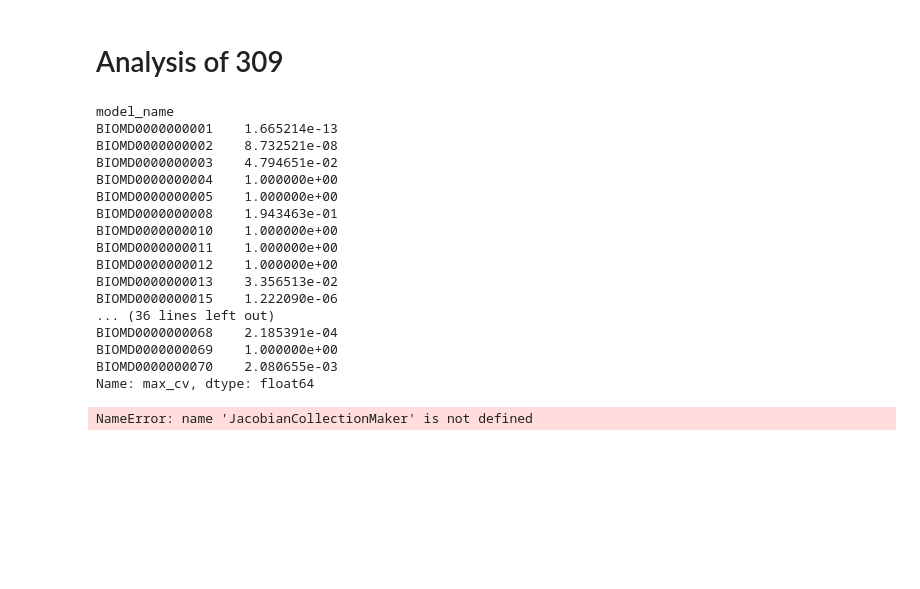
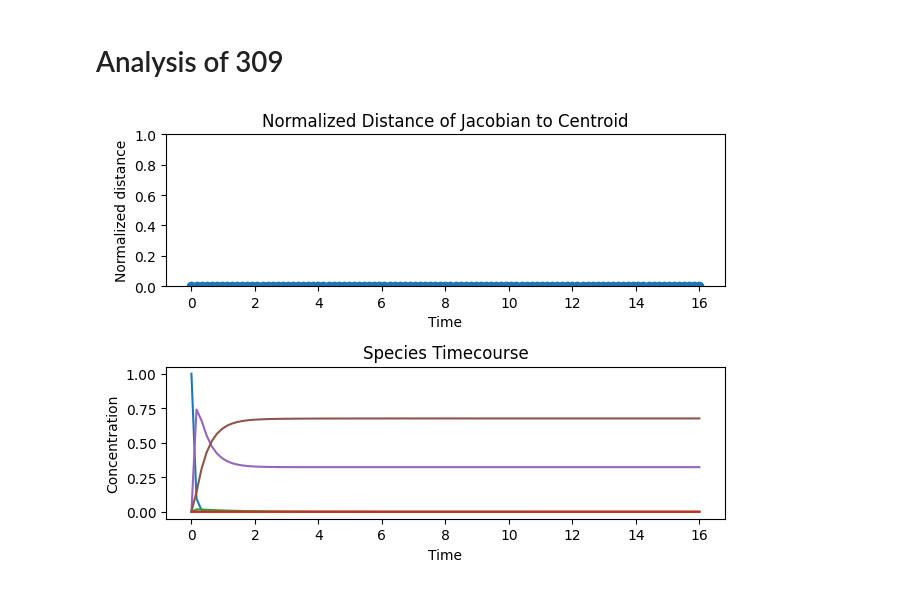
Before and after one commit to ModelEngineering/model_linearity_analysis, a Jupyter notebook: notebooks/jacobian_stationarity.ipynb, the cells around one changed output. Drawn from its saved outputs; the diff is of its cells as text; code cells hidden in the pictures; blank space fills up the shorter version.

Commit message:
Refactored to analyze individual models in BioModels.

```diff
--- a/notebooks/jacobian_stationarity.ipynb
+++ b/notebooks/jacobian_stationarity.ipynb
@@ -60,40 +61,21 @@ ser = plotCluster(n_cluster=7, is_sequential=True)
 [figure]
 # %% [markdown]
 # Analysis of 309
-# %%
-ser1.head(50)
-# %% [output]
-model_name
-BIOMD0000000001    1.665214e-13
-BIOMD0000000002    8.732521e-08
-BIOMD0000000003    4.794651e-02
-BIOMD0000000004    1.000000e+00
-BIOMD0000000005    1.000000e+00
-BIOMD0000000008    1.943463e-01
-BIOMD0000000010    1.000000e+00
-BIOMD0000000011    1.000000e+00
-BIOMD0000000012    1.000000e+00
-BIOMD0000000013    3.356513e-02
-BIOMD0000000015    1.222090e-06
-... (36 lines left out)
-BIOMD0000000068    2.185391e-04
-BIOMD0000000069    1.000000e+00
-BIOMD0000000070    2.080655e-03
-Name: max_cv, dtype: float64
 # %%
-def plotAnalysis(model_num: int, end_time: int, num_point=100, ylim=(0,1)):
+def plotAnalysis(model_num: int, ylim=(0,1)):
     base_str = "BIOMD000000"
     model_name = base_str + f"{model_num:04d}"
     path = os.path.join(
         cn.BIOMODELS_DIR, model_name, f"{model_name}_url.xml"
     )
     with open(path) as f:
-        sbml_str = f.read()
-        maker = JacobianCollectionMaker(sbml_str, start_time=0.0, end_time=end_time, num_points=num_point)
-        collection = maker.makeCollection()
-        collection.plot(maker.roadrunner_maker,is_legend=False, ylim=ylim)
+        clustered_jacobian_collection = LinearAnalyzer.makeBiomodelCusteredJacobianCollection(
+        model_name = model_name)
+        collection = clustered_jacobian_collection.jacobian_collections[0]
+        # create the rr object
+        collection.plot(is_legend=False, ylim=ylim)
 
 # Tests
-plotAnalysis(57, 10)
+plotAnalysis(57)
 # %% [output]
-NameError: name 'JacobianCollectionMaker' is not defined
+[figure, added]
```
Also changed, not shown: parts of 4 cells of this notebook, 4 other files.
